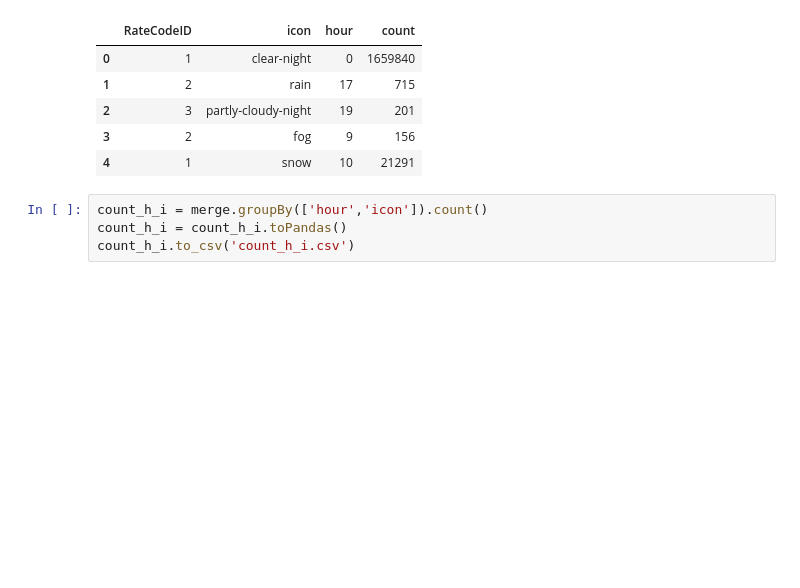
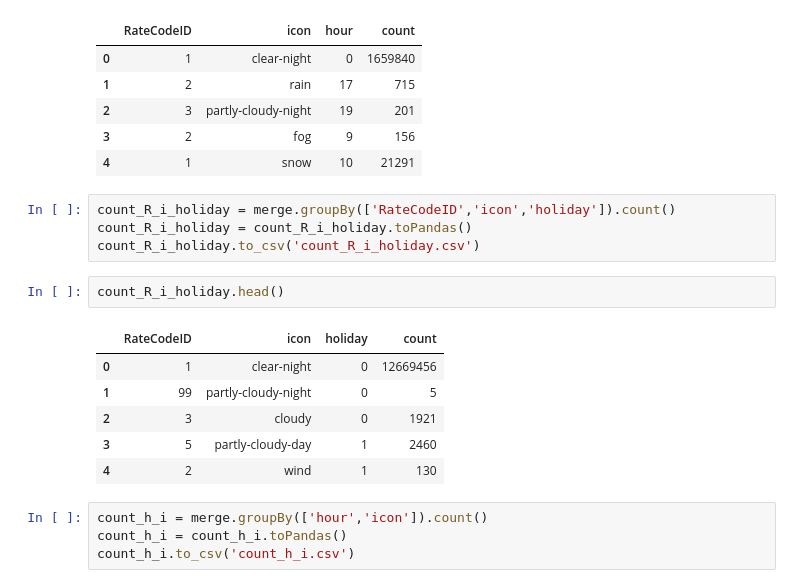
Before and after one commit to MiyainNYC/PySpark-Data-Challenge, a Jupyter notebook: EDA_PySpark.ipynb, the cells around one changed output. Drawn from its saved outputs; the diff is of its cells as text; blank space fills up the shorter version.

```diff
--- a/EDA_PySpark.ipynb
+++ b/EDA_PySpark.ipynb
@@ -197,6 +224,19 @@ count_R_i_h.head()
 | 2 | 3 | partly-cloudy-night | 19 | 201 |
 | 3 | 2 | fog | 9 | 156 |
 | 4 | 1 | snow | 10 | 21291 |
+# %%
+count_R_i_holiday = merge.groupBy(['RateCodeID','icon','holiday']).count()
+count_R_i_holiday = count_R_i_holiday.toPandas()
+count_R_i_holiday.to_csv('count_R_i_holiday.csv')
+# %%
+count_R_i_holiday.head()
+# %% [output]
+|  | RateCodeID | icon | holiday | count |
+| 0 | 1 | clear-night | 0 | 12669456 |
+| 1 | 99 | partly-cloudy-night | 0 | 5 |
+| 2 | 3 | cloudy | 0 | 1921 |
+| 3 | 5 | partly-cloudy-day | 1 | 2460 |
+| 4 | 2 | wind | 1 | 130 |
 # %%
 count_h_i = merge.groupBy(['hour','icon']).count()
 count_h_i = count_h_i.toPandas()
```
Also changed, not shown: parts of 30 cells of this notebook, 17 other files.
